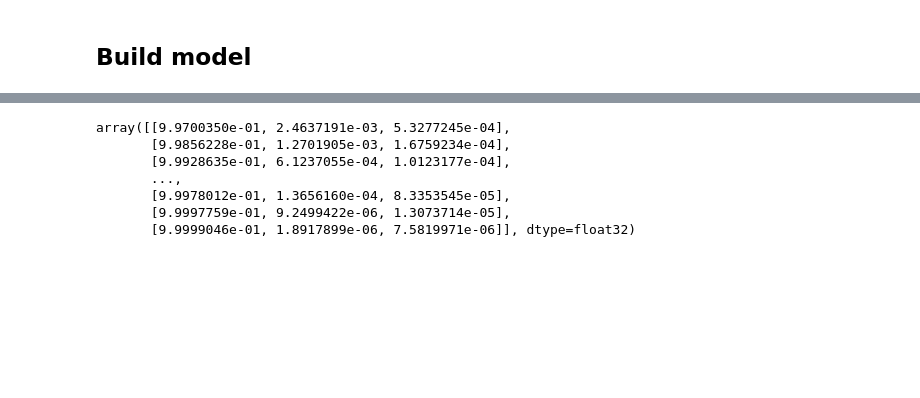
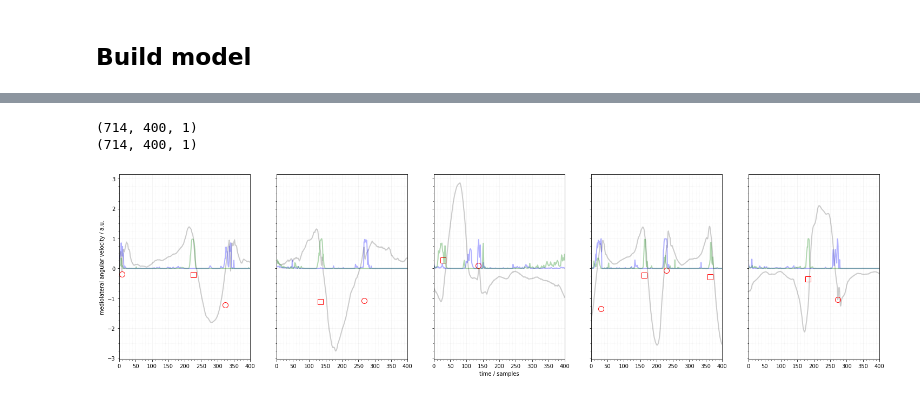
Before and after one commit to rmndrs89/my-gait-events-tcn, a Jupyter notebook: keepcontrol_example.ipynb, the cells around one changed output, grey strips where cells are left out. Saved outputs shown, nothing was run; the diff lists cells and outputs as text; code cells hidden in the pictures; blank space fills up the shorter version.

```diff
--- a/keepcontrol_example.ipynb
+++ b/keepcontrol_example.ipynb
@@ -239,10 +144,27 @@ plt.show()
-# %%
-predictions[indx_random[0]]
-# %% [output]
-array([[9.9700350e-01, 2.4637191e-03, 5.3277245e-04],
-       [9.9856228e-01, 1.2701905e-03, 1.6759234e-04],
-       [9.9928635e-01, 6.1237055e-04, 1.0123177e-04],
-       ...,
-       [9.9978012e-01, 1.3656160e-04, 8.3353545e-05],
-       [9.9997759e-01, 9.2499422e-06, 1.3073714e-05],
-       [9.9999046e-01, 1.8917899e-06, 7.5819971e-06]], dtype=float32)
+# %%
+for i in range(len(predictions)):
+    print(f"{predictions[i].shape}")
+# %% [output]
+(714, 400, 1)
+(714, 400, 1)
+# %%
+num_examples = 5
+indx_random = np.random.choice(val_data.shape[0], num_examples, replace=False)
+cm = 1/2.54
+fig, axs = plt.subplots(1, num_examples, figsize=(64*cm, 16*cm), sharey=True)
+for (i, indx) in enumerate(indx_random):
+    axs[i].plot(val_data[indx][:,5], color=(0, 0, 0), alpha=0.2, lw=2)
+    axs[i].plot(np.argwhere(val_labels[indx][:,0]==1)[:,0], train_data[indx][np.argwhere(val_labels[indx][:,0]==1)[:,0],5], ls="none", marker="o", mfc="none", mec=(1, 0, 0), ms=10)
+    axs[i].plot(np.argwhere(val_labels[indx][:,1]==1)[:,0], train_data[indx][np.argwhere(val_labels[indx][:,1]==1)[:,0],5], ls="none", marker="s", mfc="none", mec=(1, 0, 0), ms=10)
+    axs[i].plot(predictions[0][indx][:,0], color=(0, 0, 1), alpha=0.3, lw=2)
+    axs[i].plot(predictions[1][indx][:,0], color=(0, 0.5, 0), alpha=0.3, ls="-", lw=2)
+    axs[i].xaxis.set_minor_locator(plt.MultipleLocator(10))
+    axs[i].yaxis.set_minor_locator(plt.MultipleLocator(0.25))
+    axs[i].grid(True, which="minor", ls=":", color=(0, 0, 0), alpha=0.05)
+    axs[i].grid(True, which="major", color=(0, 0, 0), alpha=0.05)
+    axs[i].set_xlim((0, val_data[indx].shape[0]))
+axs[0].set_ylabel("mediolateral angular velocity / a.u.")
+axs[num_examples//2].set_xlabel("time / samples")
+plt.show()
+# %% [output]
+[figure, added]
```
Also changed, not shown: parts of 40 cells of this notebook, 5 other files.
